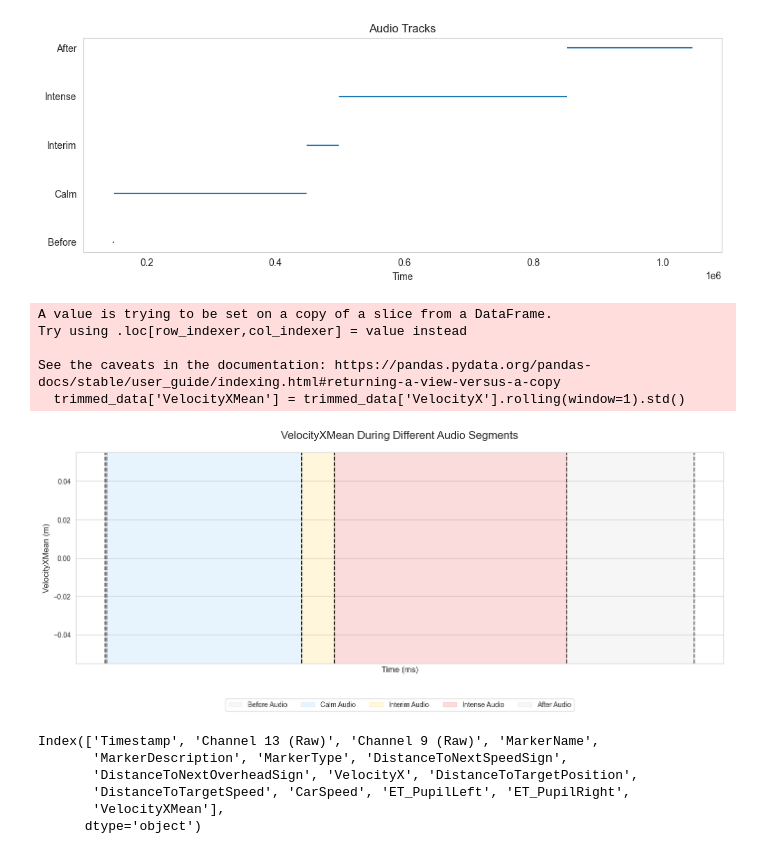
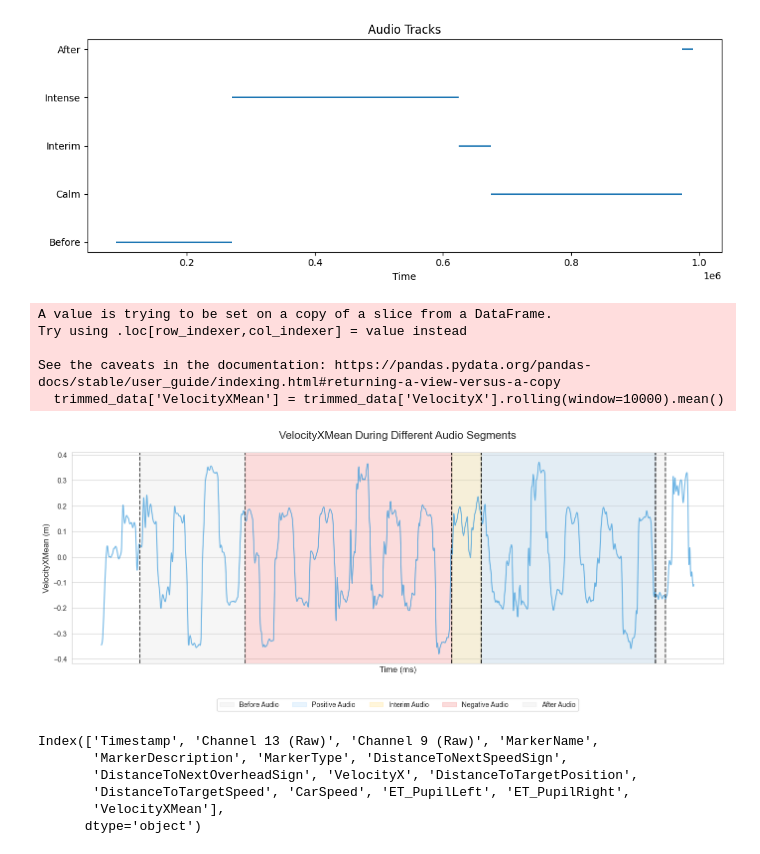
Before and after one commit to Anna-Palatkina-itu/driving_performance_project, a Jupyter notebook: analysis.ipynb, the cells around one changed output. Drawn from its saved outputs; the diff is of its cells as text; code cells hidden in the pictures.

```diff
--- a/analysis.ipynb
+++ b/analysis.ipynb
@@ -5,32 +5,39 @@ import numpy as np
 import matplotlib.pyplot as plt
 from datetime import timedelta
 # %%
-# participant_code = 'W1D9N0B8'
-participant_code = 'M3A2H7Q4'
-load_state_data = False
+participant_code = 'W1D9N0B8'
+# participant_code = 'M3A2H7Q4'
+# participant_code = 'N7P5B8G0'
+load_state_data = True
 
-data = pd.read_csv(f'data/{participant_code}.csv', comment='#')
+data = pd.read_csv(f'data/sensor_data/{participant_code}.csv', comment='#')
 if load_state_data:
   state_data = pd.read_csv(f'data/3d_eye_states_{participant_code}.csv', comment='#')
 else:
   state_data = None
 
-with open(f'data/{participant_code}.csv', 'r+') as f:
+with open(f'data/sensor_data/{participant_code}.csv', 'r+') as f:
   for line in f.readlines():
     if line.startswith('#Recording time'):
       timestamp_str = line.replace('#Recording time,Date: ', '')
       timestamp_str = timestamp_str[:timestamp_str.find(',Unix time:')]
       break
 
-
-ts = pd.to_datetime(timestamp_str, format="%d.%m.%Y,Time: %H:%M:%S.%f +02:00")
+try:
+  ts = pd.to_datetime(timestamp_str, format="%d.%m.%Y,Time: %H:%M:%S.%f +02:00")
+except:
+  ts = pd.to_datetime(timestamp_str, format="%m/%d/%Y,Time: %H:%M:%S.%f +02:00")
 ts = ts - timedelta(hours=2)
 
 nanoseconds = int(ts.value)
 # %%
 interpolated_data = data.interpolate('pad')
-trimmed_data = interpolated_data[['Timestamp', 'Channel 13 (Raw)','Channel 9 (Raw)', 'MarkerName','MarkerDescription','MarkerType', 'DistanceToNextSpeedSign', 'DistanceToNextOverheadSign', 'VelocityX', 'DistanceToTargetPosition',
-       'DistanceToTargetSpeed', 'CarSpeed', 'ET_PupilLeft', 'ET_PupilRight']]
+try:
+       trimmed_data = interpolated_data[['Timestamp', 'Channel 13 (Raw)','Channel 9 (Raw)', 'MarkerName','MarkerDescription','MarkerType', 'DistanceToNextSpeedSign', 'DistanceToNextOverheadSign', 'VelocityX', 'DistanceToTargetPosition',
+              'DistanceToTargetSpeed', 'CarSpeed', 'ET_PupilLeft', 'ET_PupilRight']]
+except:
+       trimmed_data = interpolated_data[['Timestamp', 'Channel 13 (ECG100C)','Channel 9 (EDA100C)', 'MarkerName','MarkerDescription','MarkerType', 'DistanceToNextSpeedSign', 'DistanceToNextOverheadSign', 'VelocityX', 'DistanceToTargetPosition',
+              'DistanceToTargetSpeed', 'CarSpeed', 'ET_PupilLeft', 'ET_PupilRight']]
 # %%
 before_audio_start = trimmed_data[trimmed_data['MarkerName'].notna() & (trimmed_data['MarkerName']=='Experiment') & (trimmed_data['MarkerType']=='S')].iloc[0]
 before_audio_end = trimmed_data[trimmed_data['MarkerName'].notna() & (trimmed_data['MarkerName']=='Experiment') & (trimmed_data['MarkerType']=='S')].iloc[-1]
@@ -101,7 +108,7 @@ ax.grid(False)
 plt.tight_layout()
 plt.show()
 # %% [output]
-[figure, old version]
+[figure, new version]
 # %%
 
 import matplotlib.pyplot as plt
@@ -123,9 +130,9 @@ def plot_column(trimmed_data, column='VelocityX', unit='m'):
     # Define color scheme for different audio segments
     colors = {
         'Before': '#D3D3D3',  # Light gray
-        'Calm': '#90CAF9',    # Light blue
+        'Positive': '#90CAF9',    # Light blue
         'Interim': '#FFD54F', # Light amber
-        'Intense': '#EF5350', # Light red
+        'Negative': '#EF5350', # Light red
         'After': '#D3D3D3'    # Light gray
     }
 
@@ -134,11 +141,11 @@ def plot_column(trimmed_data, column='VelocityX', unit='m'):
     plt.axvspan(before_audio_start['Timestamp'], before_audio_end['Timestamp'],
                 alpha=0.2, color=colors['Before'], label='Before Audio')
     plt.axvspan(calm_audio_start['Timestamp'], calm_audio_end['Timestamp'],
-                alpha=0.2, color=colors['Calm'], label='Calm Audio')
+                alpha=0.2, color=colors['Positive'], label='Positive Audio')
     plt.axvspan(interim_audio_start['Timestamp'], interim_audio_end['Timestamp'],
                 alpha=0.2, color=colors['Interim'], label='Interim Audio')
     plt.axvspan(intense_audio_start['Timestamp'], intense_audio_end['Timestamp'],
-                alpha=0.2, color=colors['Intense'], label='Intense Audio')
+                alpha=0.2, color=colors['Negative'], label='Negative Audio')
     plt.axvspan(intense_audio_end['Timestamp'], after_audio_end['Timestamp'],
                 alpha=0.2, color=colors['After'], label='After Audio')
 
@@ -168,16 +175,16 @@ def plot_column(trimmed_data, column='VelocityX', unit='m'):
 
     plt.tight_layout()
 # %%
-trimmed_data['VelocityXMean'] = trimmed_data['VelocityX'].rolling(window=1).std()
+trimmed_data['VelocityXMean'] = trimmed_data['VelocityX'].rolling(window=10000).mean()
 
 plot_column(trimmed_data, 'VelocityXMean')
 # %% [output]
 A value is trying to be set on a copy of a slice from a DataFrame.
 Try using .loc[row_indexer,col_indexer] = value instead
 
 See the caveats in the documentation: https://pandas.pydata.org/pandas-docs/stable/user_guide/indexing.html#returning-a-view-versus-a-copy
-  trimmed_data['VelocityXMean'] = trimmed_data['VelocityX'].rolling(window=1).std()
+  trimmed_data['VelocityXMean'] = trimmed_data['VelocityX'].rolling(window=10000).mean()
-[figure, old version]
+[figure, new version]
 # %%
 trimmed_data.columns
 # %% [output]
```
Also changed, not shown: parts of 24 cells of this notebook.
